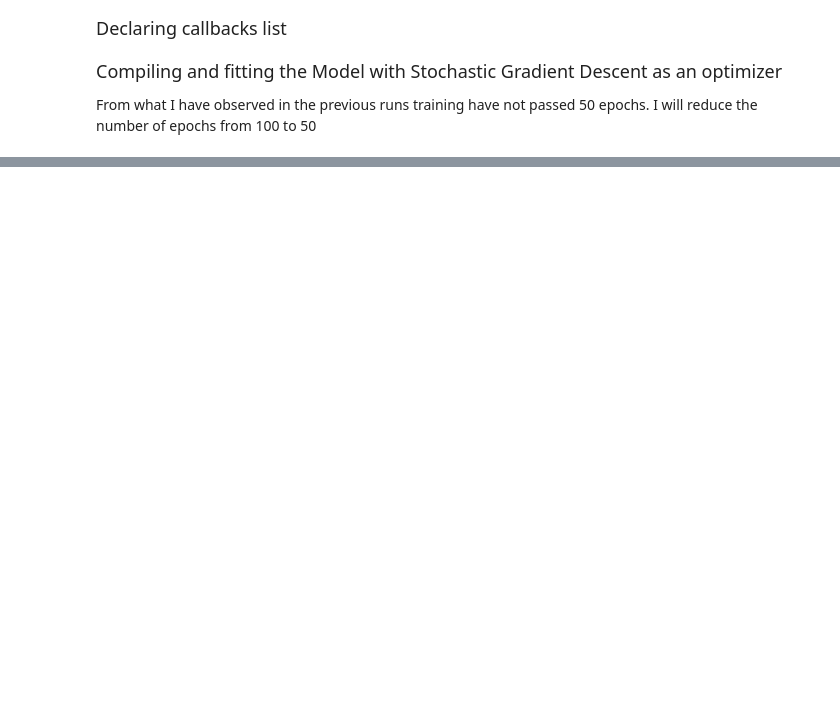
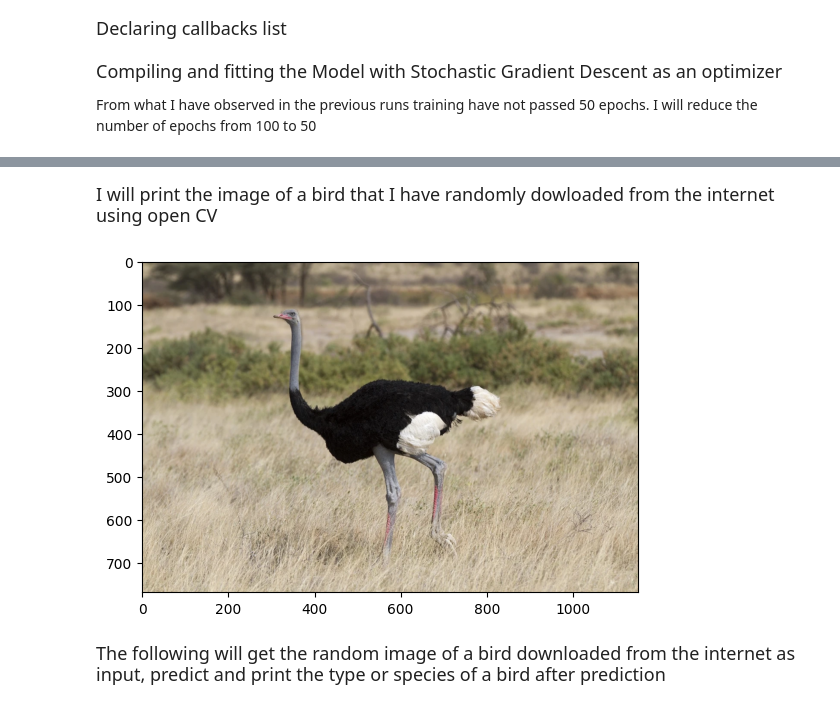
Before and after one commit to GerryKanz/Final-project-image-classification-model, a Jupyter notebook: final_project_ML.ipynb, the cells around one changed output, grey strips where cells are left out. Saved outputs shown, nothing was run; the diff lists cells and outputs as text; code cells hidden in the pictures; blank space fills up the shorter version.

```diff
--- a/final_project_ML.ipynb
+++ b/final_project_ML.ipynb
@@ -614,0 +755,10 @@ plt.show()
+# %% [markdown]
+<p style ='font-size: 18px'>I will print the image of a bird that I have randomly dowloaded from the internet using open CV</p>
+# %%
+random_img = cv2.imread('ostrich_img.webp')
+plt.imshow(cv2.cvtColor(random_img, cv2.COLOR_BGR2RGB))
+plt.show()
+# %% [output]
+[figure, added]
+# %% [markdown]
+<p style ='font-size: 18px'>The following will get the random image of a bird downloaded from the internet as input, predict and print the type or species of a bird after prediction</p>
```
Also changed, not shown: parts of 25 cells of this notebook.
